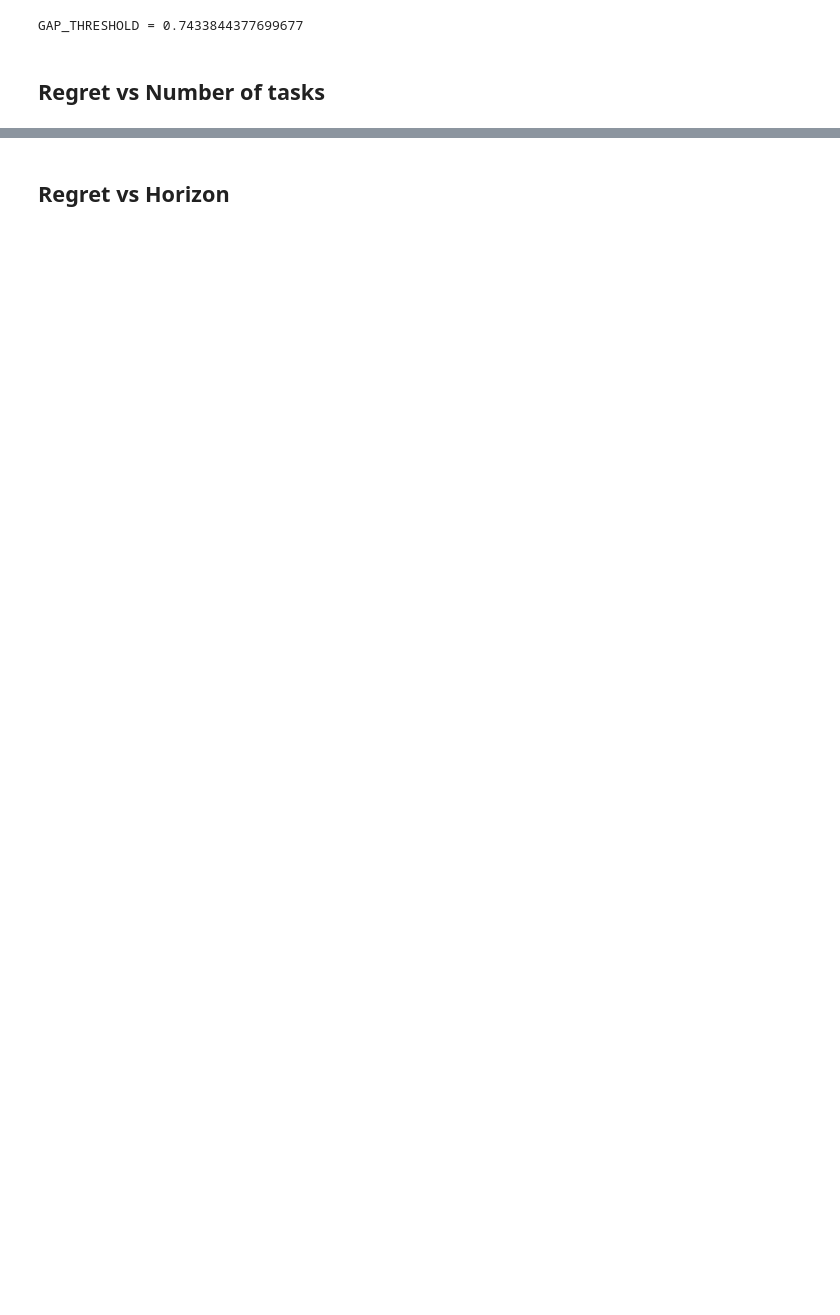
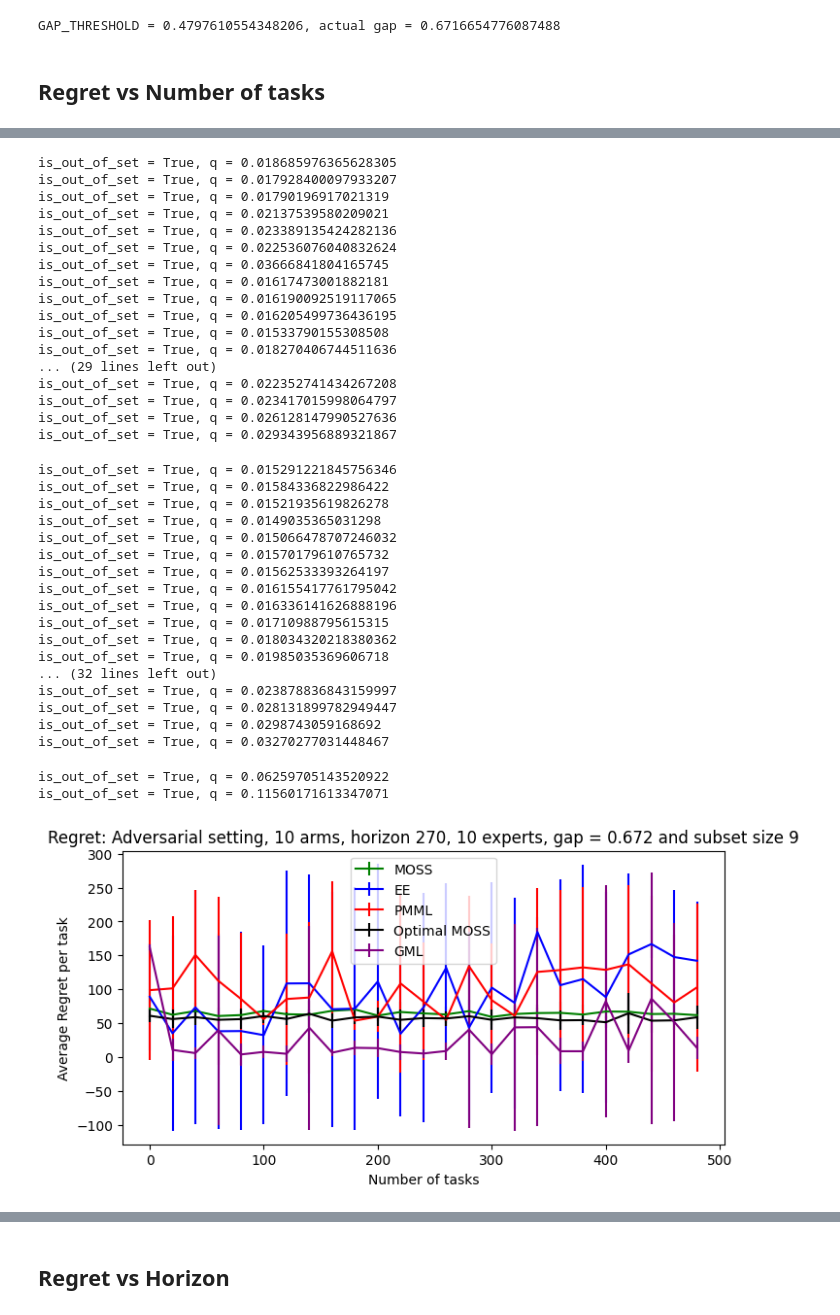
Before and after one commit to duongnhatthang/meta-bandit, a Jupyter notebook: main.ipynb, the cells around one changed output, grey strips where cells are left out. Cells and saved outputs as stored; diff of their text form; code cells hidden in the pictures; blank space fills up the shorter version.

Commit message:
PMML eps_end_update bug, change regret calculation in collect data, change expert_subsets to iters, skip_list, and major refactoring

```diff
--- a/main.ipynb
+++ b/main.ipynb
@@ -11,32 +11,31 @@ import pickle
 plt.rcParams['figure.figsize'] = [8, 4]
 plt.rcParams['figure.dpi'] = 100
 
-N_TASKS = 1000
-N_ARMS = 400
-OPT_SIZE = 200
-HORIZON = 5000
-N_EXPERT = None #None: All possible combinations
-N_EXPS = 2 #No. of repeat experiments
+N_TASKS = 500
+N_ARMS = 10
+OPT_SIZE = 9 # >1
+HORIZON = 270
+N_EXPS = 5 #No. of repeat experiments
 GAP_THRESHOLD = np.sqrt(N_ARMS*np.log(N_TASKS)/HORIZON)
-kwargs = {'task_cache_step': 10,
-          'gap_constrain':min(1,GAP_THRESHOLD*1.0005),
+gap = min(1,GAP_THRESHOLD*1.4)
+kwargs = {'task_cache_step': 20,
+          'gap_constrain':gap,
           'plot_var': True,
           'is_adversarial': True,
-          'timeout': 1.02, # maximum duration for each roll-outs. Unit = minute. -1 = unlimited
+          'timeout': 5, # maximum duration for each roll-outs. Unit = minute. -1 = unlimited
           'quiet': True,
+          'skip_list': ['PMML']
          }
-if N_EXPERT is not None:
-    print(f'N_EXPERT = {N_EXPERT}')
-    max_n_expert = len(list(combinations(np.arange(N_ARMS),OPT_SIZE)))
-    assert N_EXPERT<=max_n_expert, f"The number of expert ({N_EXPERT}) must be smaller than the maximum combination ({max_n_expert})"
 assert N_ARMS<=HORIZON, f"The number of arm ({N_ARMS}) must be smaller than the horizon ({HORIZON})"
-print(f'GAP_THRESHOLD = {GAP_THRESHOLD}')
+assert OPT_SIZE<=N_ARMS, f"The subset size ({OPT_SIZE}) must be smaller than the number of arm ({N_ARMS})"
+print(f'GAP_THRESHOLD = {GAP_THRESHOLD}, actual gap = {gap}')
 # %% [output]
-GAP_THRESHOLD = 0.7433844377699677
+GAP_THRESHOLD = 0.4797610554348206, actual gap = 0.6716654776087488
 # %% [markdown]
 ## Regret vs Number of tasks
 # %%
-(X, regret_dict, title, xlabel, ylabel) = utils.task_exp(N_EXPS, N_TASKS, N_ARMS, HORIZON, OPT_SIZE, N_EXPERT, **kwargs)
+(X, regret_dict, title, xlabel, ylabel) = utils.task_exp(N_EXPS, N_TASKS, N_ARMS, HORIZON, OPT_SIZE, **kwargs)
 pickle.dump(regret_dict, open("results/tasks.p", "wb"))
 regret_dict = pickle.load(open("results/tasks.p", "rb"))
 pass
+# %% [output]
@@ -43 +93,38 @@ pass
+is_out_of_set = True, q = 0.018685976365628305
+is_out_of_set = True, q = 0.017928400097933207
+is_out_of_set = True, q = 0.01790196917021319
+is_out_of_set = True, q = 0.02137539580209021
+is_out_of_set = True, q = 0.023389135424282136
+is_out_of_set = True, q = 0.022536076040832624
+is_out_of_set = True, q = 0.03666841804165745
+is_out_of_set = True, q = 0.01617473001882181
+is_out_of_set = True, q = 0.016190092519117065
+is_out_of_set = True, q = 0.016205499736436195
+is_out_of_set = True, q = 0.01533790155308508
+is_out_of_set = True, q = 0.018270406744511636
+... (29 lines left out)
+is_out_of_set = True, q = 0.022352741434267208
+is_out_of_set = True, q = 0.023417015998064797
+is_out_of_set = True, q = 0.026128147990527636
+is_out_of_set = True, q = 0.029343956889321867
+is_out_of_set = True, q = 0.015291221845756346
+is_out_of_set = True, q = 0.01584336822986422
+is_out_of_set = True, q = 0.01521935619826278
+is_out_of_set = True, q = 0.0149035365031298
+is_out_of_set = True, q = 0.015066478707246032
+is_out_of_set = True, q = 0.01570179610765732
+is_out_of_set = True, q = 0.01562533393264197
+is_out_of_set = True, q = 0.016155417761795042
+is_out_of_set = True, q = 0.016336141626888196
+is_out_of_set = True, q = 0.01710988795615315
+is_out_of_set = True, q = 0.018034320218380362
+is_out_of_set = True, q = 0.01985035369606718
+... (32 lines left out)
+is_out_of_set = True, q = 0.023878836843159997
+is_out_of_set = True, q = 0.028131899782949447
+is_out_of_set = True, q = 0.0298743059168692
+is_out_of_set = True, q = 0.03270277031448467
+is_out_of_set = True, q = 0.06259705143520922
+is_out_of_set = True, q = 0.11560171613347071
+[figure, added]
 # %%
```
Also changed, not shown: parts of 8 cells of this notebook, 4 other files.
